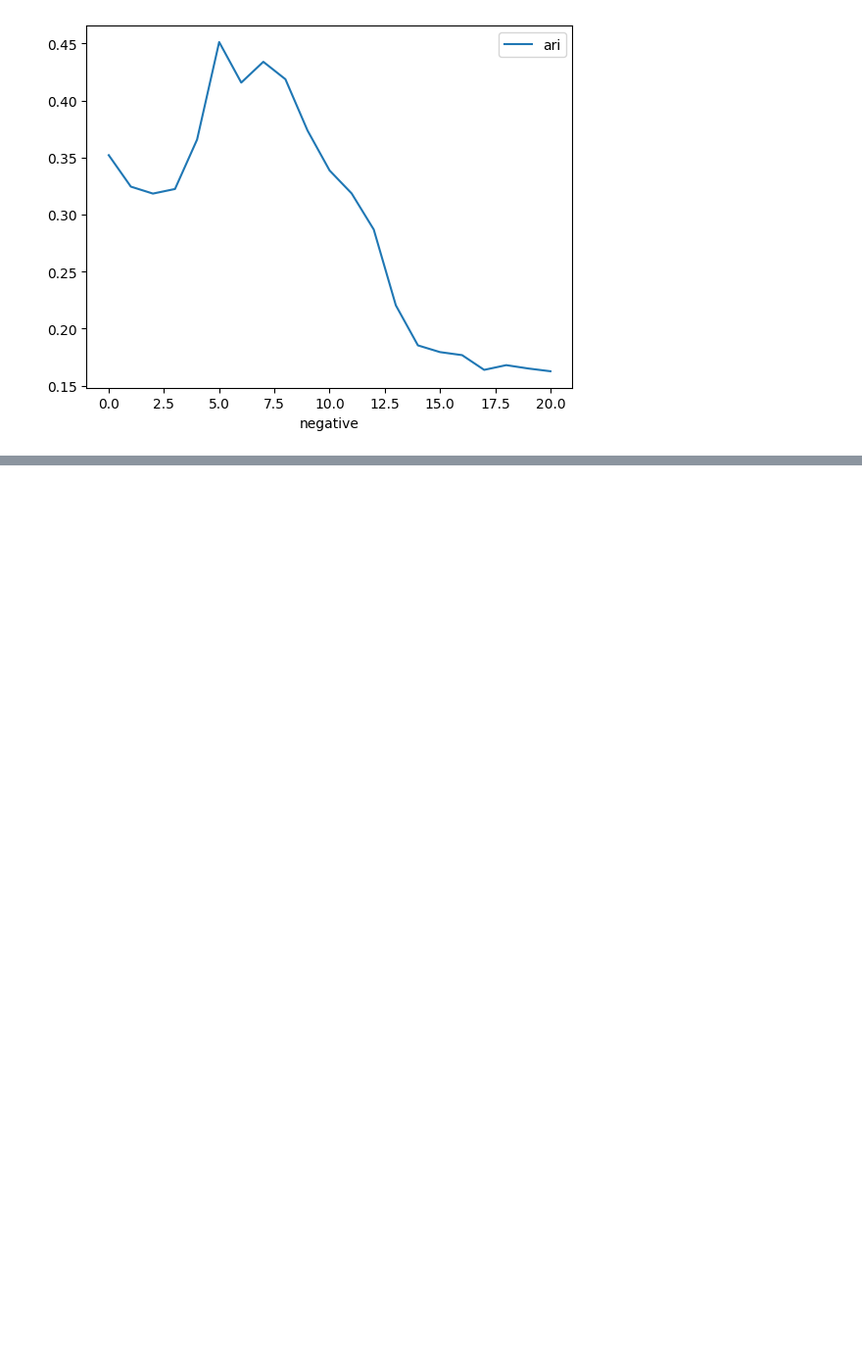
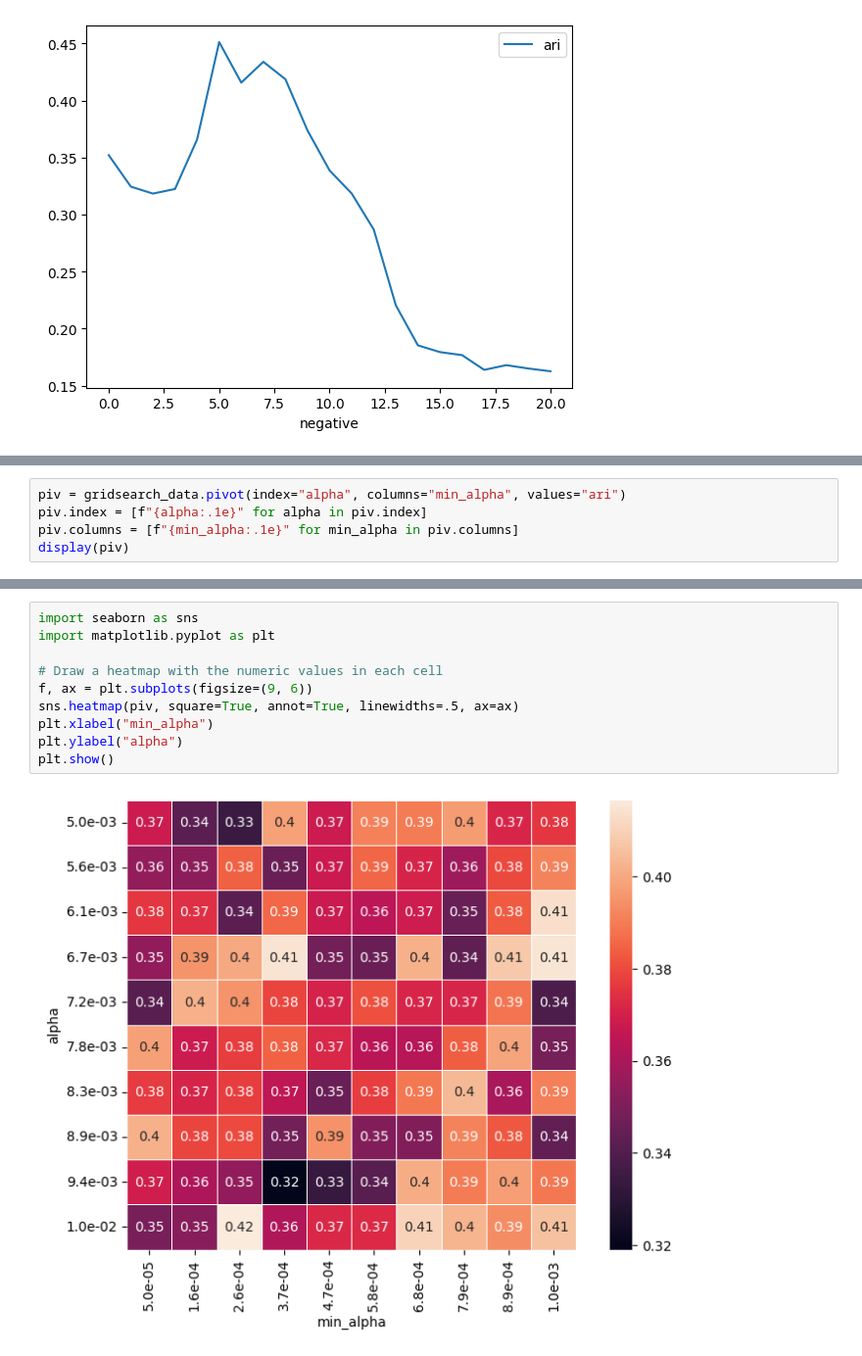
Before and after one commit to Franck-PepperLabs/pepper_automatic_product_classification_engine, a Jupyter notebook: notebooks/bench_tx_w2v.ipynb, the cells around one changed output, grey strips where cells are left out. Shown at 98% size. Cells and saved outputs as stored; diff of their text form; blank space fills up the shorter version.

```diff
--- a/notebooks/bench_tx_w2v.ipynb
+++ b/notebooks/bench_tx_w2v.ipynb
@@ -1145,0 +1299,5 @@ gridsearch_data.plot(x="negative", y="ari")
+# %%
+piv = gridsearch_data.pivot(index="alpha", columns="min_alpha", values="ari")
+piv.index = [f"{alpha:.1e}" for alpha in piv.index]
+piv.columns = [f"{min_alpha:.1e}" for min_alpha in piv.columns]
+display(piv)
@@ -1145,0 +1316,12 @@ gridsearch_data.plot(x="negative", y="ari")
+# %%
+import seaborn as sns
+import matplotlib.pyplot as plt
+
+# Draw a heatmap with the numeric values in each cell
+f, ax = plt.subplots(figsize=(9, 6))
+sns.heatmap(piv, square=True, annot=True, linewidths=.5, ax=ax)
+plt.xlabel("min_alpha")
+plt.ylabel("alpha")
+plt.show()
+# %% [output]
+[figure, added]
```
Also changed, not shown: parts of 17 cells of this notebook, 11 other files.
